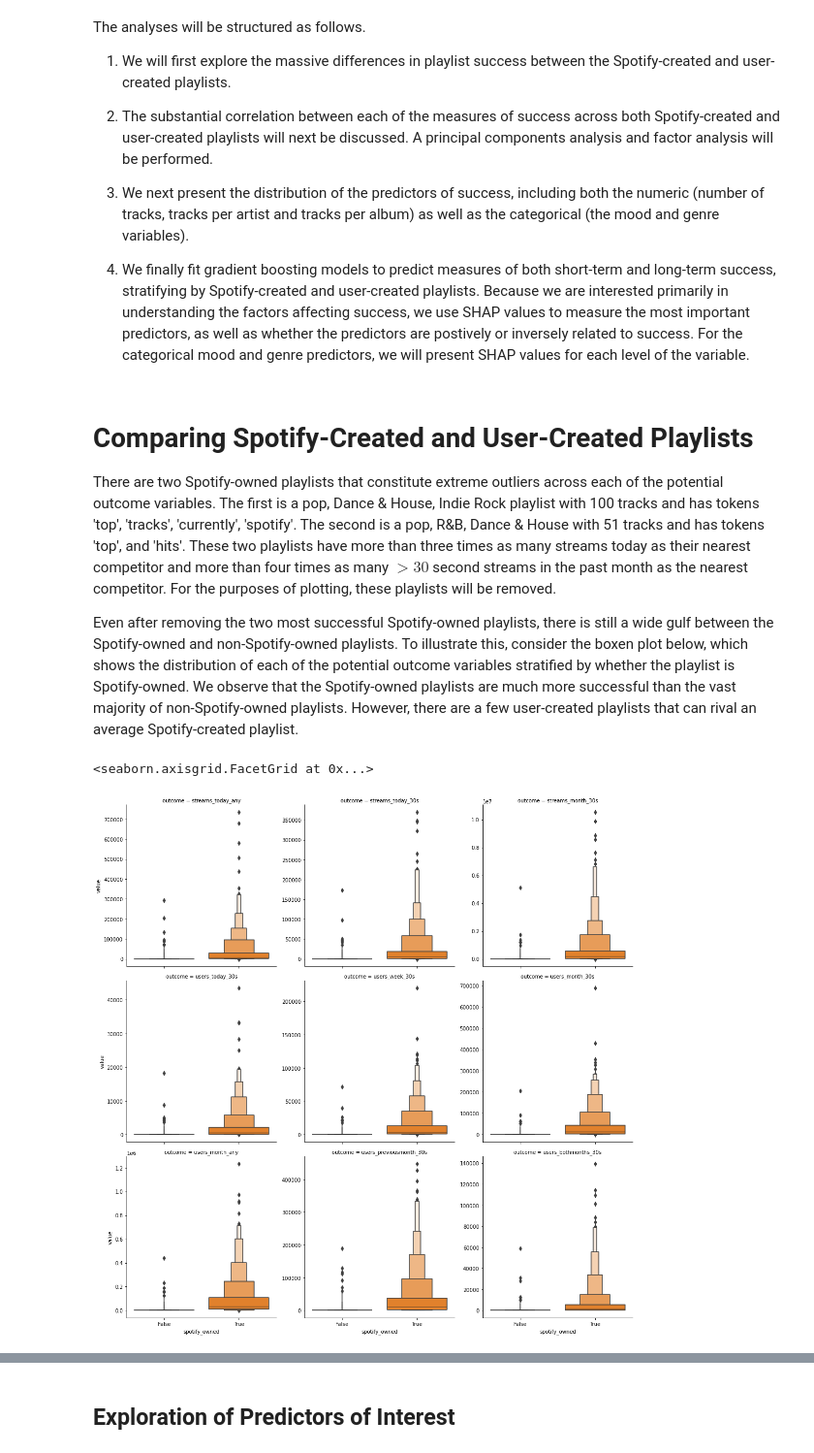
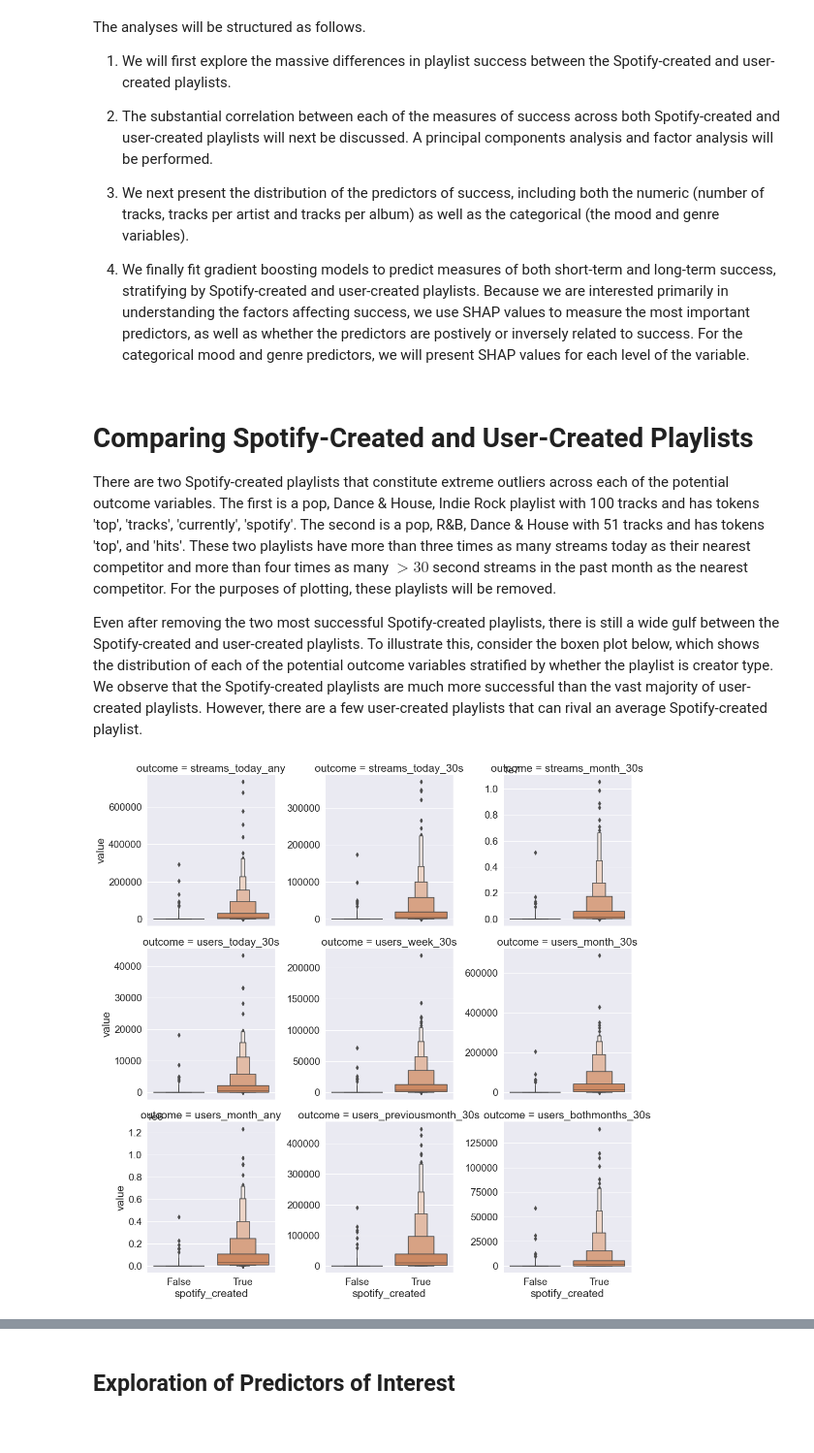
Before and after one commit to briedle-lilly/spotify_work, a Jupyter notebook: more_exploration.ipynb, the cells around one changed output, grey strips where cells are left out. Shown at 97% size. Cells and saved outputs as stored; diff of their text form; code cells hidden in the pictures.

```diff
--- a/more_exploration.ipynb
+++ b/more_exploration.ipynb
@@ -133,26 +140,7 @@ The analyses will be structured as follows.
 # %% [markdown]
 # Comparing Spotify-Created and User-Created Playlists
 
-There are two Spotify-owned playlists that constitute extreme outliers across each of the potential outcome variables.  The first is a pop, Dance & House, Indie Rock playlist with 100 tracks and has tokens 'top', 'tracks', 'currently', 'spotify'.  The second is a pop, R&B, Dance & House with 51 tracks and has tokens 'top', and 'hits'.  These two playlists have more than three times as many streams today as their nearest competitor and more than four times as many $>30$ second streams in the past month as the nearest competitor.  For the purposes of plotting, these playlists will be removed.
+There are two Spotify-created playlists that constitute extreme outliers across each of the potential outcome variables.  The first is a pop, Dance & House, Indie Rock playlist with 100 tracks and has tokens 'top', 'tracks', 'currently', 'spotify'.  The second is a pop, R&B, Dance & House with 51 tracks and has tokens 'top', and 'hits'.  These two playlists have more than three times as many streams today as their nearest competitor and more than four times as many $>30$ second streams in the past month as the nearest competitor.  For the purposes of plotting, these playlists will be removed.
 
 
-Even after removing the two most successful Spotify-owned playlists, there is still a wide gulf between the Spotify-owned and non-Spotify-owned playlists.  To illustrate this, consider the boxen plot below, which shows the distribution of each of the potential outcome variables stratified by whether the playlist is Spotify-owned.  We observe that the Spotify-owned playlists are much more successful than the vast majority of non-Spotify-owned playlists.  However, there are a few user-created playlists that can rival an average Spotify-created playlist.
+Even after removing the two most successful Spotify-created playlists, there is still a wide gulf between the Spotify-created and user-created playlists.  To illustrate this, consider the boxen plot below, which shows the distribution of each of the potential outcome variables stratified by whether the playlist is creator type.  We observe that the Spotify-created playlists are much more successful than the vast majority of user-created playlists.  However, there are a few user-created playlists that can rival an average Spotify-created playlist.
-# %%
-raw_data['spotify_owned'] = raw_data['owner'] == 'spotify'
-comparison_data = (raw_data.
-                   drop(index = [163726, 152032]).
-                   loc[:, ['spotify_owned'] + outcome_vars].
-                   melt(id_vars = 'spotify_owned',
-                       var_name = 'outcome',
-                       value_name = 'value')
-                  )
-sns.catplot(data = comparison_data,
-            kind = 'boxen',
-            col = 'outcome',
-            col_wrap = 3,
-            sharey = False,
-            y = 'value',
-            x = 'spotify_owned')
-# %% [output]
-<seaborn.axisgrid.FacetGrid at 0x...>
-[figure, removed]
@@ -159,3 +156,16 @@ sns.catplot(data = comparison_data,
+# %%
+sns.set(font_scale = 1.75)
+p = sns.catplot(data = comparison_data,
+            kind = 'boxen',
+            col = 'outcome',
+            col_wrap = 3,
+            sharey = False,
+            y = 'value',
+            x = 'spotify_created')
+
+#p.fig.suptitle('Distribution of Various Measures of Playlist Success Stratified by Creator Type')
+# %% [output]
+[figure, added]
 # %% [markdown]
 # Exploration of Potential Outcomes
 
```
Also changed, not shown: parts of 22 cells of this notebook, 1 other file.
